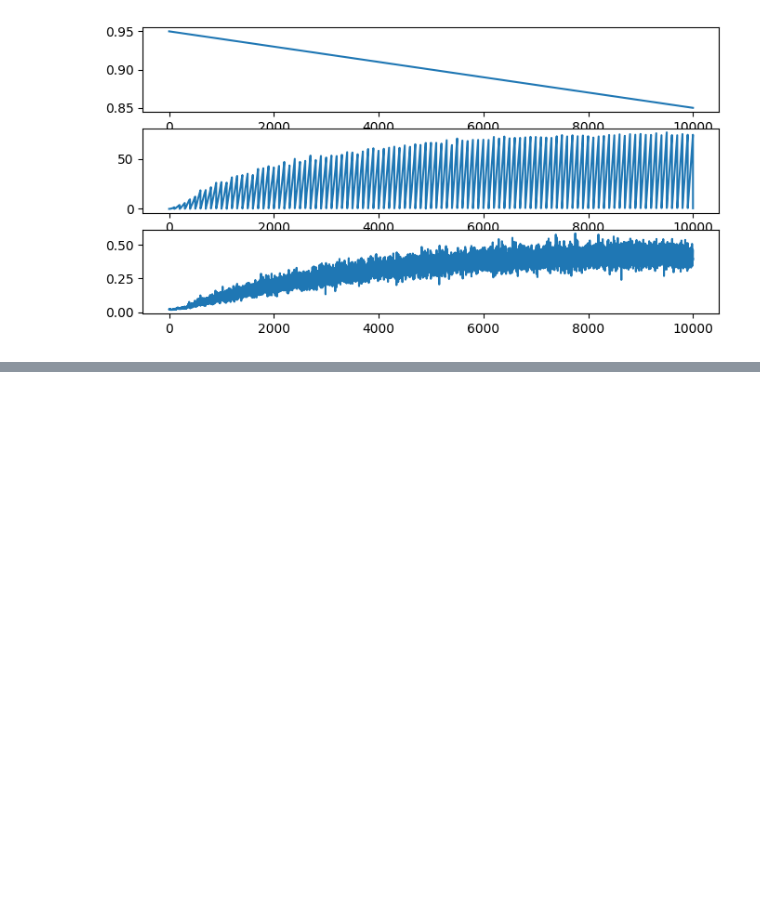
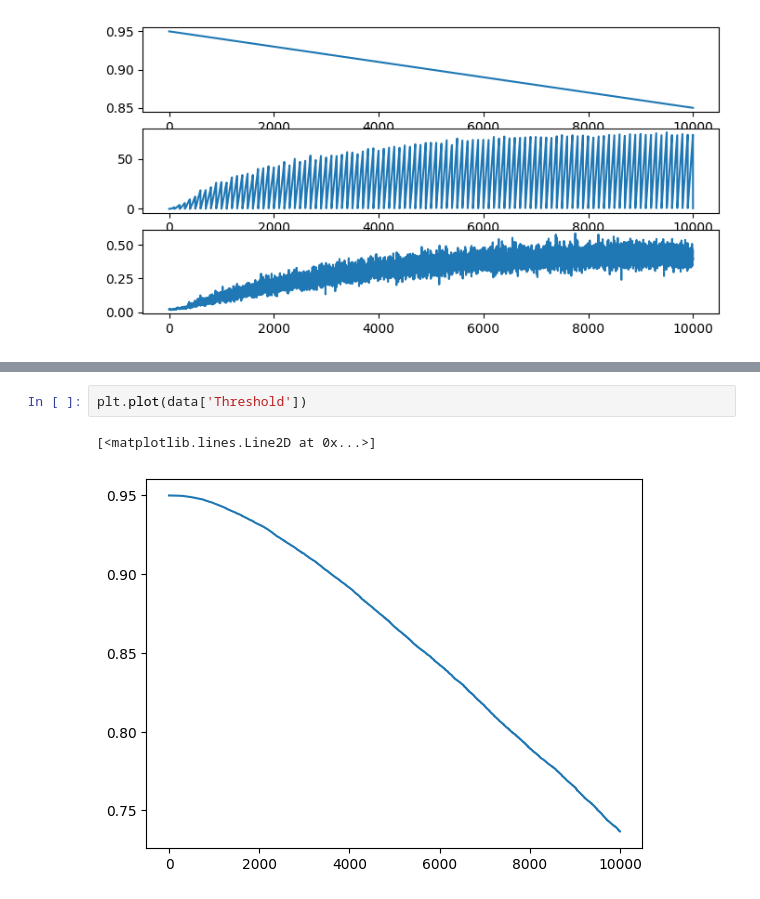
Before and after one commit to Self-Supervised-Learning-CS685/ssl-evaluation, a Jupyter notebook: training_results.ipynb, the cells around one changed output, grey strips where cells are left out. Saved outputs shown, nothing was run; the diff lists cells and outputs as text; blank space fills up the shorter version.

```diff
--- a/training_results.ipynb
+++ b/training_results.ipynb
@@ -24,0 +35,5 @@ ax3.plot(data['Confidence'])
+# %%
+plt.plot(data['Threshold'])
+# %% [output]
+[<matplotlib.lines.Line2D at 0x...>]
+[figure, added]
```
Also changed, not shown: parts of 2 cells of this notebook, 6 other files.
